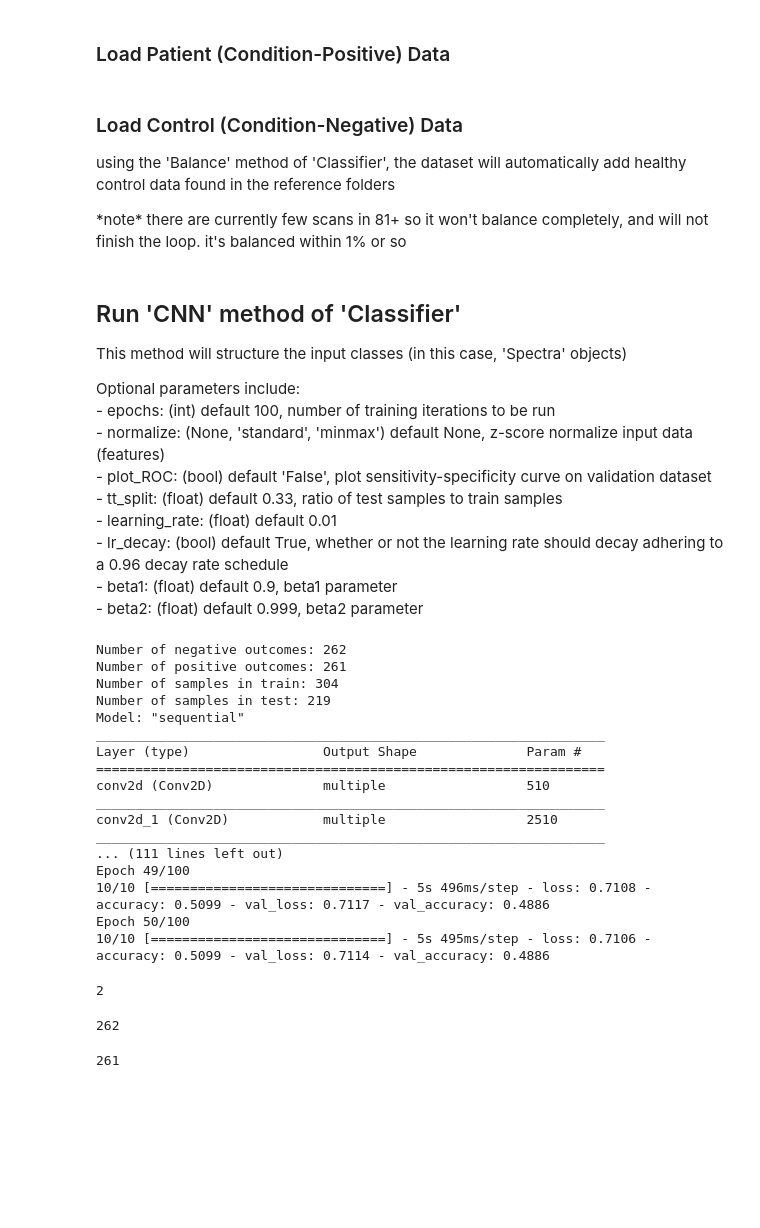
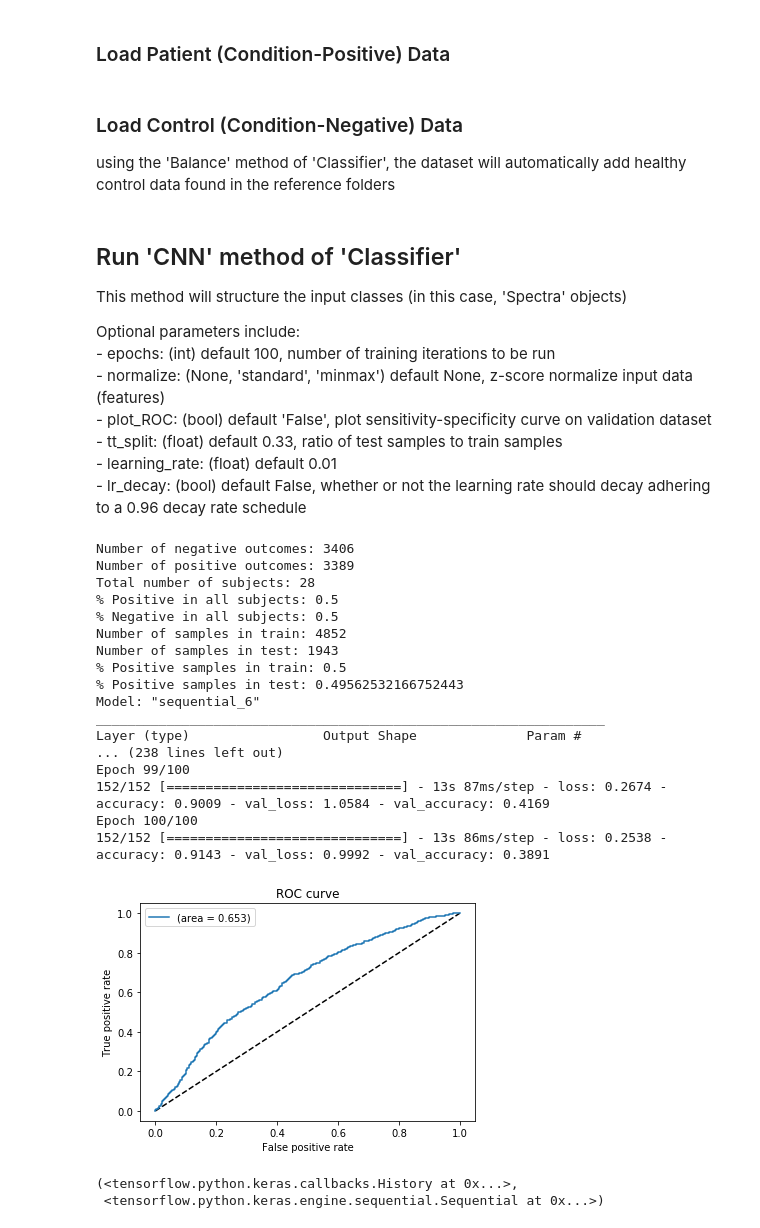
Before and after one commit to canlab/WAViMedEEG, a Jupyter notebook: Ex_cnn.ipynb, the cells around one changed output. Cells and saved outputs as stored; diff of their text form; code cells hidden in the pictures; blank space fills up the shorter version.

Commit message:
erp update, readme, and ROC curves

```diff
--- a/Ex_cnn.ipynb
+++ b/Ex_cnn.ipynb
@@ -18,5 +18,5 @@ reference_path = "/wavi/EEGstudies"
 # %%
-myclf = ML.Classifier("contigs")
+myclf = ML.Classifier("erps")
 # %% [markdown]
 <h3> Load Patient (Condition-Positive) Data </h3>
 # %%
@@ -25,7 +25,6 @@ for fname in tqdm(os.listdir(patient_path)):
 # %% [markdown]
 <h3> Load Control (Condition-Negative) Data </h3>
 <p> using the 'Balance' method of 'Classifier', the dataset will automatically add healthy control data found in the reference folders </p>
-<p> *note* there are currently few scans in 81+ so it won't balance completely, and will not finish the loop. it's balanced within 1% or so </p>
 # %%
 myclf.Balance(reference_path)
 # %% [markdown]
@@ -37,31 +36,28 @@ myclf.Balance(reference_path)
     <br>- plot_ROC: (bool) default 'False', plot sensitivity-specificity curve on validation dataset
     <br>- tt_split: (float) default 0.33, ratio of test samples to train samples
     <br>- learning_rate: (float) default 0.01
-    <br>- lr_decay: (bool) default True, whether or not the learning rate should decay adhering to a 0.96 decay rate schedule
-    <br>- beta1: (float) default 0.9, beta1 parameter
-    <br>- beta2: (float) default 0.999, beta2 parameter
+    <br>- lr_decay: (bool) default False, whether or not the learning rate should decay adhering to a 0.96 decay rate schedule
 </p>
 # %%
-myclf.CNN(lr_decay=False, learning_rate=0.01)
+myclf.CNN(learning_rate=0.01, plot_ROC=True)
 # %% [output]
-Number of negative outcomes: 262
-Number of positive outcomes: 261
-Number of samples in train: 304
-Number of samples in test: 219
-Model: "sequential"
+Number of negative outcomes: 3406
+Number of positive outcomes: 3389
+Total number of subjects: 28
+% Positive in all subjects: 0.5
+% Negative in all subjects: 0.5
+Number of samples in train: 4852
+Number of samples in test: 1943
+% Positive samples in train: 0.5
+% Positive samples in test: 0.49562532166752443
+Model: "sequential_6"
 _________________________________________________________________
 Layer (type)                 Output Shape              Param #
-=================================================================
-conv2d (Conv2D)              multiple                  510
-_________________________________________________________________
-conv2d_1 (Conv2D)            multiple                  2510
-_________________________________________________________________
-... (111 lines left out)
-Epoch 49/100
-10/10 [==============================] - 5s 496ms/step - loss: 0.7108 - accuracy: 0.5099 - val_loss: 0.7117 - val_accuracy: 0.4886
-Epoch 50/100
-10/10 [==============================] - 5s 495ms/step - loss: 0.7106 - accuracy: 0.5099 - val_loss: 0.7114 - val_accuracy: 0.4886
+... (238 lines left out)
+Epoch 99/100
+152/152 [==============================] - 13s 87ms/step - loss: 0.2674 - accuracy: 0.9009 - val_loss: 1.0584 - val_accuracy: 0.4169
+Epoch 100/100
+152/152 [==============================] - 13s 86ms/step - loss: 0.2538 - accuracy: 0.9143 - val_loss: 0.9992 - val_accuracy: 0.3891
+[figure, added]
+(<tensorflow.python.keras.callbacks.History at 0x...>,
+ <tensorflow.python.keras.engine.sequential.Sequential at 0x...>)
-# %%
-myclf.data[0].group
-# %% [output]
-2
@@ -77,8 +63,0 @@ for contig in myclf.data:
-# %%
-healthy
-# %% [output]
-262
-# %%
-pain
-# %% [output]
-261
```
Also changed, not shown: parts of 3 cells of this notebook, 6 other files.
